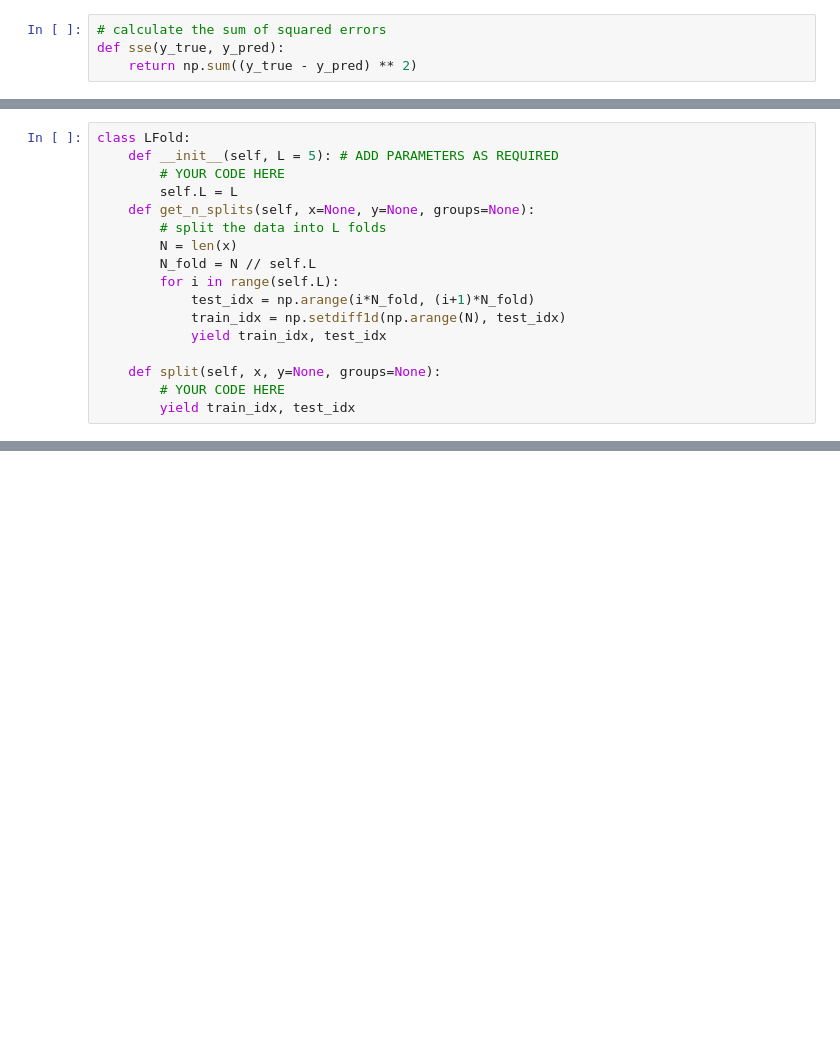
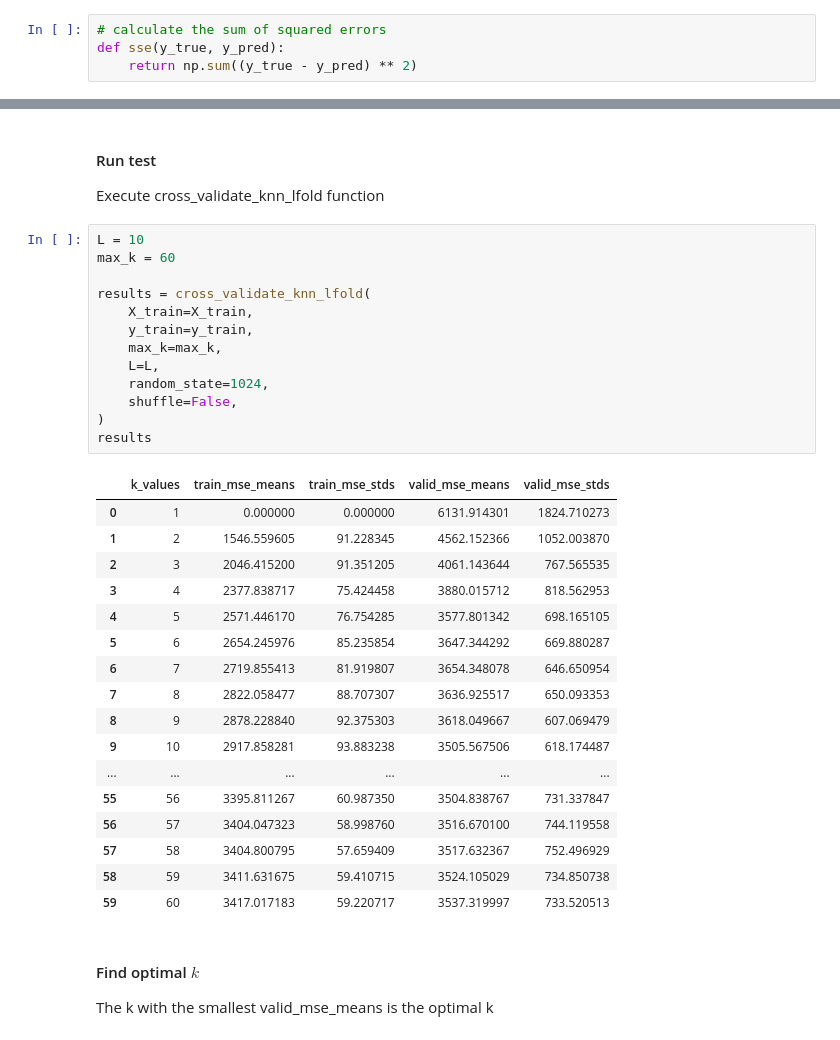
Before and after one commit to MinGGGoD/ML_ASS, a Jupyter notebook: 35224436 Yiming Zhang a1 sec1.ipynb, the cells around one changed output, grey strips where cells are left out. Cells and saved outputs as stored; diff of their text form; blank space fills up the shorter version.

```diff
--- a/35224436 Yiming Zhang a1 sec1.ipynb
+++ b/35224436 Yiming Zhang a1 sec1.ipynb
@@ -112,17 +145,0 @@ print(f"Hence, the optimal K is {k_min}")
-# %%
-class LFold:
-    def __init__(self, L = 5): # ADD PARAMETERS AS REQUIRED
-        # YOUR CODE HERE
-        self.L = L
-    def get_n_splits(self, x=None, y=None, groups=None):
-        # split the data into L folds
-        N = len(x)
-        N_fold = N // self.L
-        for i in range(self.L):
-            test_idx = np.arange(i*N_fold, (i+1)*N_fold)
-            train_idx = np.setdiff1d(np.arange(N), test_idx)
-            yield train_idx, test_idx
-
-    def split(self, x, y=None, groups=None):
-        # YOUR CODE HERE
-        yield train_idx, test_idx
@@ -128,0 +274,37 @@ class LFold:
+# %% [markdown]
+#### Run test
+Execute cross_validate_knn_lfold function
+# %%
+L = 10
+max_k = 60
+
+results = cross_validate_knn_lfold(
+    X_train=X_train,
+    y_train=y_train,
+    max_k=max_k,
+    L=L,
+    random_state=1024,
+    shuffle=False,
+)
+results
+# %% [output]
+|  | k_values | train_mse_means | train_mse_stds | valid_mse_means | valid_mse_stds |
+| 0 | 1 | 0.000000 | 0.000000 | 6131.914301 | 1824.710273 |
+| 1 | 2 | 1546.559605 | 91.228345 | 4562.152366 | 1052.003870 |
+| 2 | 3 | 2046.415200 | 91.351205 | 4061.143644 | 767.565535 |
+| 3 | 4 | 2377.838717 | 75.424458 | 3880.015712 | 818.562953 |
+| 4 | 5 | 2571.446170 | 76.754285 | 3577.801342 | 698.165105 |
+| 5 | 6 | 2654.245976 | 85.235854 | 3647.344292 | 669.880287 |
+| 6 | 7 | 2719.855413 | 81.919807 | 3654.348078 | 646.650954 |
+| 7 | 8 | 2822.058477 | 88.707307 | 3636.925517 | 650.093353 |
+| 8 | 9 | 2878.228840 | 92.375303 | 3618.049667 | 607.069479 |
+| 9 | 10 | 2917.858281 | 93.883238 | 3505.567506 | 618.174487 |
+| ... | ... | ... | ... | ... | ... |
+| 55 | 56 | 3395.811267 | 60.987350 | 3504.838767 | 731.337847 |
+| 56 | 57 | 3404.047323 | 58.998760 | 3516.670100 | 744.119558 |
+| 57 | 58 | 3404.800795 | 57.659409 | 3517.632367 | 752.496929 |
+| 58 | 59 | 3411.631675 | 59.410715 | 3524.105029 | 734.850738 |
+| 59 | 60 | 3417.017183 | 59.220717 | 3537.319997 | 733.520513 |
+# %% [markdown]
+#### Find optimal $k$
+The k with the smallest valid_mse_means is the optimal k
```
Also changed, not shown: parts of 36 cells of this notebook.
